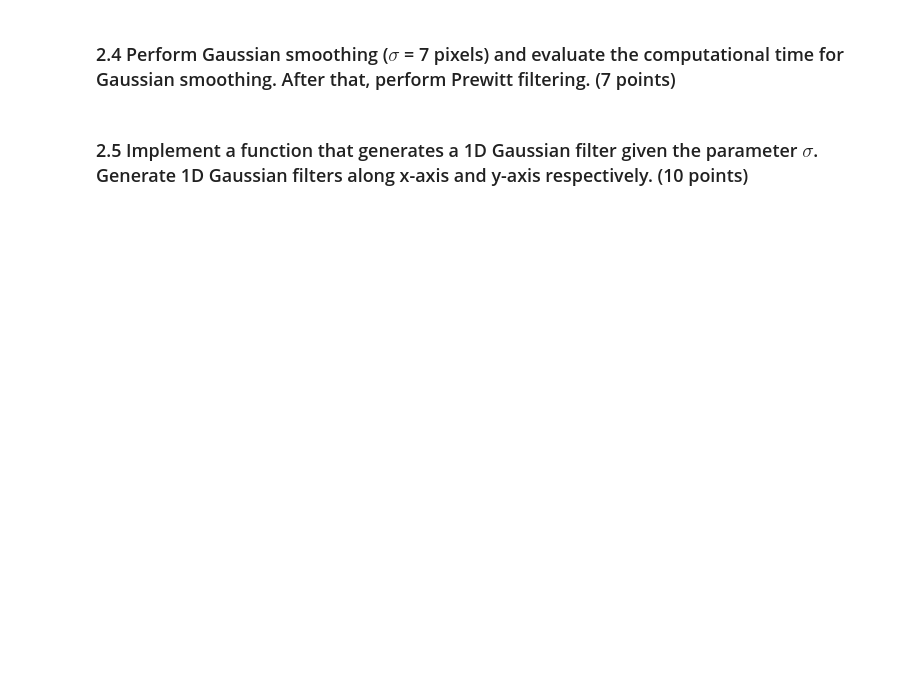
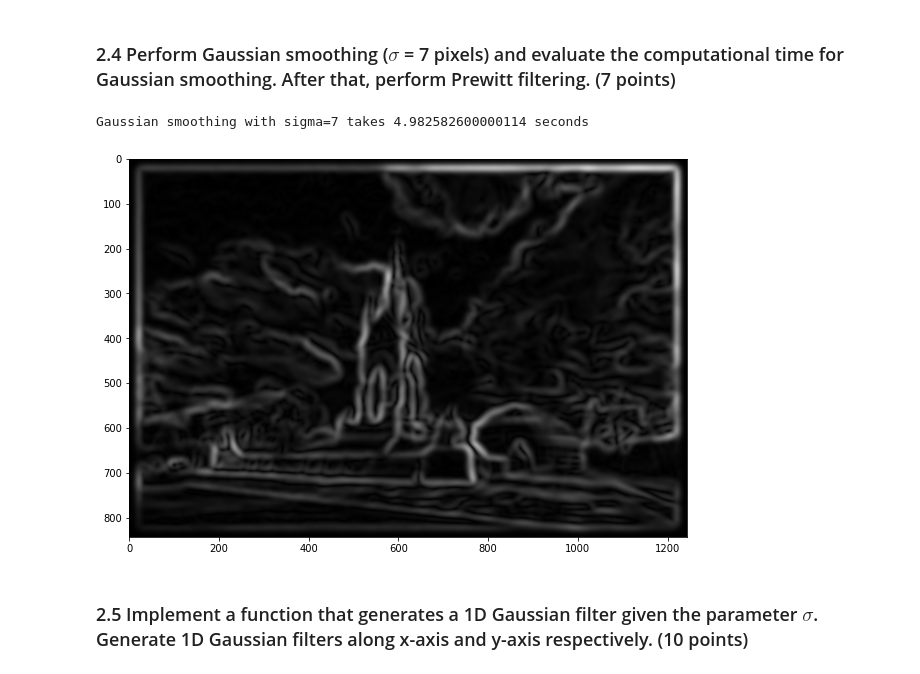
Before and after one commit to annnnnnnnnnie/Computer_Vision_2022, a Jupyter notebook: coursework_01/coursework_01.ipynb, the cells around one changed output. Saved outputs shown, nothing was run; the diff lists cells and outputs as text; code cells hidden in the pictures; blank space fills up the shorter version.

```diff
--- a/coursework_01/coursework_01.ipynb
+++ b/coursework_01/coursework_01.ipynb
@@ -187,19 +241,23 @@ plt.gcf().set_size_inches(10, 8)
 # %%
 # Construct the Gaussian filter
 
 
 # Perform Gaussian smoothing and count time
 
 
 # Prewitt filtering
 
 
 # Calculate the gradient magnitude
-
+sigma = 7
+grad_mag = compute_grad_mag_with_gaussian(image_noisy, sigma)
 
 # Display the gradient magnitude image (provided)
 plt.imshow(grad_mag, cmap='gray', vmin=0, vmax=100)
 plt.gcf().set_size_inches(10, 8)
+# %% [output]
+Gaussian smoothing with sigma=7 takes 4.982582600000114 seconds
+[figure, added]
 # %% [markdown]
 ### 2.5 Implement a function that generates a 1D Gaussian filter given the parameter $\sigma$. Generate 1D Gaussian filters along x-axis and y-axis respectively. (10 points)
 # %%
```
Also changed, not shown: parts of 11 cells of this notebook, 4 other files.
